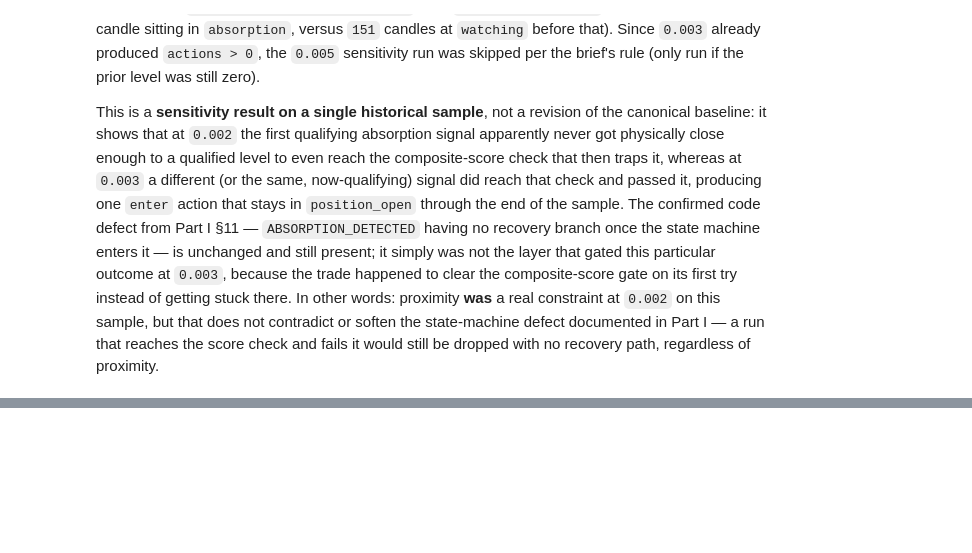
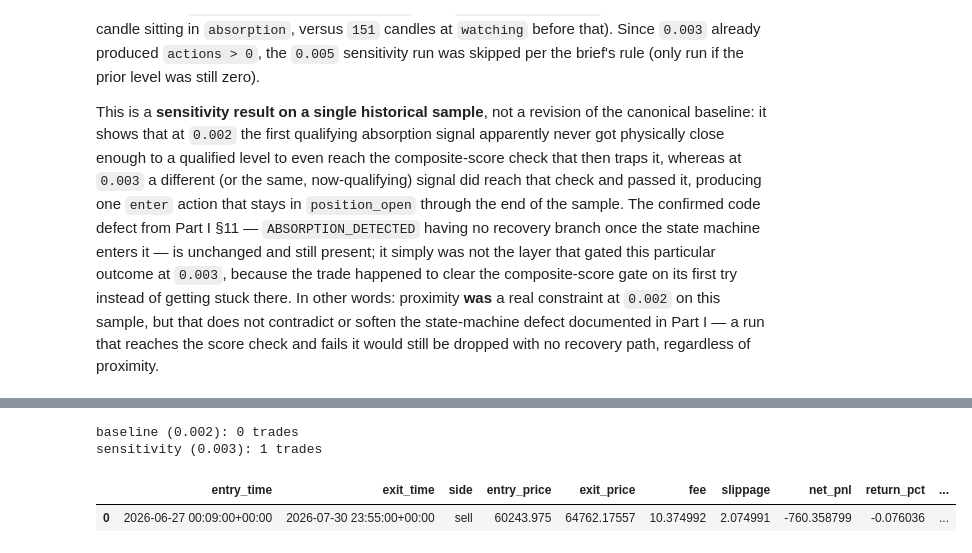
Before and after one commit to engr-bobet-14/orderflow-analysis-pro, a Jupyter notebook: notebook/01_orderflow_trading_strategy [baseline].ipynb, the cells around one changed output, grey strips where cells are left out. Saved outputs shown, nothing was run; the diff lists cells and outputs as text; code cells hidden in the pictures; blank space fills up the shorter version.

Commit message:
docs: add Part II event-driven backtest and quantstats financial metrics

```diff
--- a/notebook/01_orderflow_trading_strategy [baseline].ipynb
+++ b/notebook/01_orderflow_trading_strategy [baseline].ipynb
@@ -729,0 +734,74 @@ This is a **sensitivity result on a single historical sample**, not a revision o
+# %%
+TAKER_FEE_BPS = 5.0
+SLIPPAGE_BPS = 1.0
+POSITION_NOTIONAL_USDT = 10_000.0  # fixed notional per trade, no compounding
+
+
+def simulate_trades(actions: list[tuple[int, "AggregatedSignal"]], candles: list) -> pd.DataFrame:
+    """Pair each 'enter' action with the next 'exit' action (or the sample's
+    final candle close). Event-driven: no intrabar stop/target simulation."""
+    close_by_ts = {c.timestamp_ms: c.close for c in candles}
+    rows = []
+    open_trade = None
+
+    for ts_ms, agg in actions:
+        if agg.action == "enter" and open_trade is None:
+            open_trade = {
+                "entry_time": ts_ms,
+                "side": agg.direction.value,
+                "entry_ref_price": agg.qualified_level.price if agg.qualified_level else candles[0].close,
+            }
+        elif agg.action == "exit" and open_trade is not None:
+            exit_ref_price = close_by_ts.get(ts_ms, candles[0].close)
+            rows.append(_close_trade(open_trade, ts_ms, exit_ref_price))
+            open_trade = None
+
+    if open_trade is not None:
+        last = candles[-1]
+        rows.append(_close_trade(open_trade, last.timestamp_ms + 60_000, last.close))
+
+    columns = [
+        "entry_time", "exit_time", "side", "entry_price", "exit_price",
+        "fee", "slippage", "net_pnl", "return_pct", "holding_minutes",
+    ]
+    return pd.DataFrame(rows, columns=columns)
+
+
+def _close_trade(open_trade: dict, exit_ts_ms: int, exit_ref_price: float) -> dict:
+    side = open_trade["side"]
+    entry_ref = open_trade["entry_ref_price"]
+    direction = 1.0 if side == "buy" else -1.0
+
+    slip = SLIPPAGE_BPS * 1e-4
+    entry_fill = entry_ref * (1 + slip) if side == "buy" else entry_ref * (1 - slip)
+    exit_fill = exit_ref_price * (1 - slip) if side == "buy" else exit_ref_price * (1 + slip)
+
+    quantity = POSITION_NOTIONAL_USDT / entry_fill
+    fee = TAKER_FEE_BPS * 1e-4 * (entry_fill + exit_fill) * quantity
+    gross_pnl = direction * (exit_fill - entry_fill) * quantity
+    slippage_cost = (abs(entry_fill - entry_ref) + abs(exit_fill - exit_ref_price)) * quantity
+    net_pnl = gross_pnl - fee
+
+    return {
+        "entry_time": pd.Timestamp(open_trade["entry_time"], unit="ms", tz="UTC"),
+        "exit_time": pd.Timestamp(exit_ts_ms, unit="ms", tz="UTC"),
+        "side": side,
+        "entry_price": entry_fill,
+        "exit_price": exit_fill,
+        "fee": fee,
+        "slippage": slippage_cost,
+        "net_pnl": net_pnl,
+        "return_pct": net_pnl / POSITION_NOTIONAL_USDT,
+        "holding_minutes": (exit_ts_ms - open_trade["entry_time"]) / 60_000,
+    }
+
+
+TRADE_LEDGERS = {name: simulate_trades(r["actions"], CANDLES) for name, r in runs.items()}
+for name, ledger in TRADE_LEDGERS.items():
+    print(f"{name}: {len(ledger)} trades")
+TRADE_LEDGERS[list(runs)[-1]].head(10)
+# %% [output]
+baseline (0.002): 0 trades
+sensitivity (0.003): 1 trades
+|  | entry_time | exit_time | side | entry_price | exit_price | fee | slippage | net_pnl | return_pct | ... |
+| 0 | 2026-06-27 00:09:00+00:00 | 2026-07-30 23:55:00+00:00 | sell | 60243.975 | 64762.17557 | 10.374992 | 2.074991 | -760.358799 | -0.076036 | ... |
```
Also changed, not shown: parts of 3 cells of this notebook.
